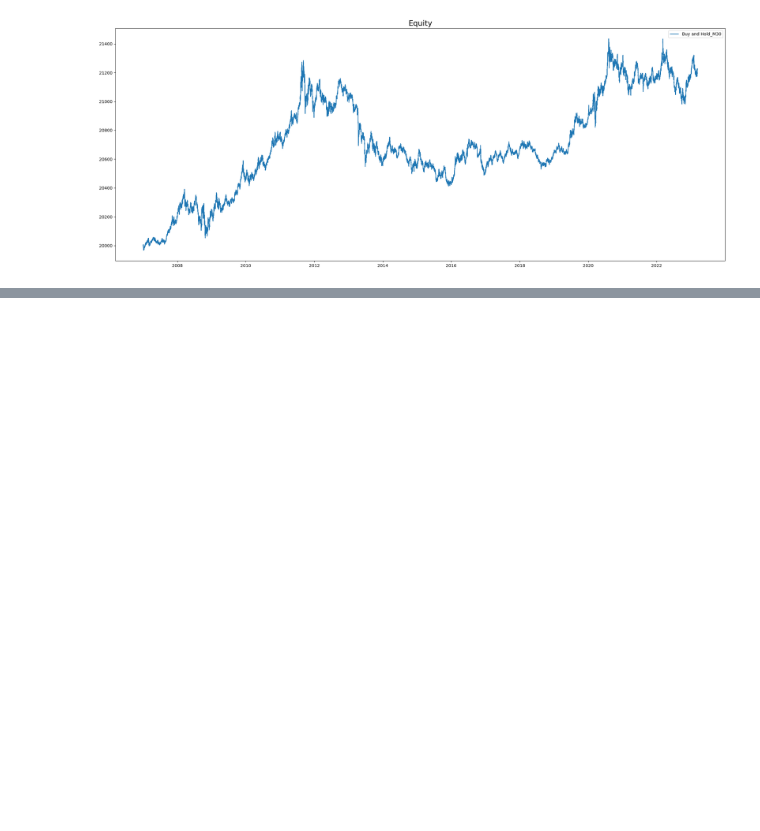
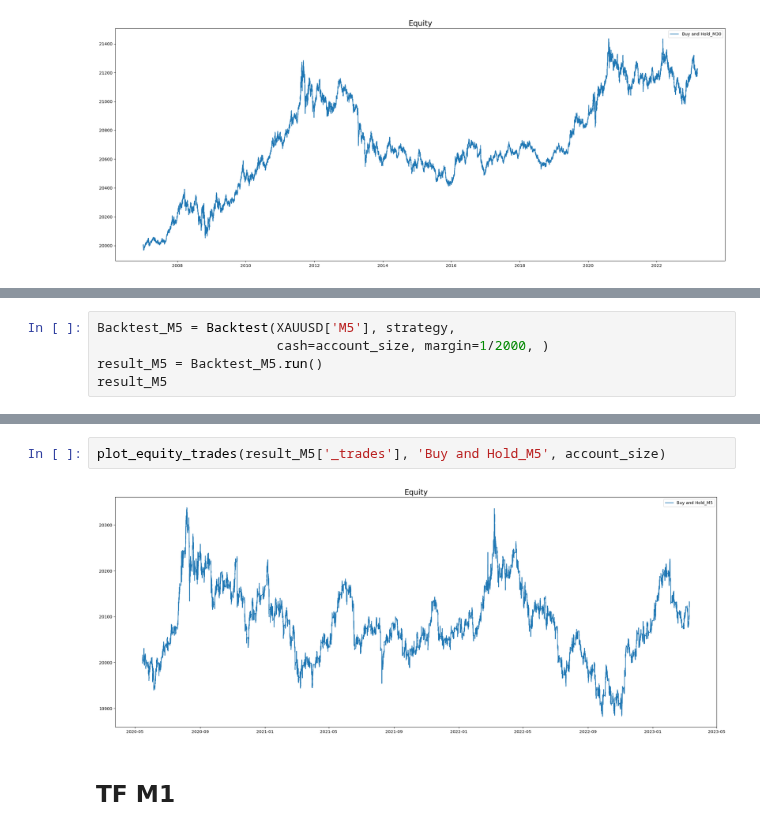
Before and after one commit to Kittipong91/XAUUSD_algorithmic_trading, a Jupyter notebook: Technical_Strategy/Strategy+0+-+Buy+and+Hold/Strategy 0 - Buy and Hold - Backtesting.ipynb, the cells around one changed output, grey strips where cells are left out. Cells and saved outputs as stored; diff of their text form; blank space fills up the shorter version.

```diff
--- a/Technical_Strategy/Strategy+0+-+Buy+and+Hold/Strategy 0 - Buy and Hold - Backtesting.ipynb
+++ b/Technical_Strategy/Strategy+0+-+Buy+and+Hold/Strategy 0 - Buy and Hold - Backtesting.ipynb
@@ -200,0 +232,5 @@ plot_equity_trades(result_M30['_trades'], 'Buy and Hold_M30', account_size)
+# %%
+Backtest_M5 = Backtest(XAUUSD['M5'], strategy,
+                       cash=account_size, margin=1/2000, )
+result_M5 = Backtest_M5.run()
+result_M5
@@ -200,0 +255,6 @@ plot_equity_trades(result_M30['_trades'], 'Buy and Hold_M30', account_size)
+# %%
+plot_equity_trades(result_M5['_trades'], 'Buy and Hold_M5', account_size)
+# %% [output]
+[figure, added]
+# %% [markdown]
+## TF M1
```
Also changed, not shown: parts of 7 cells of this notebook, 9 other files.
